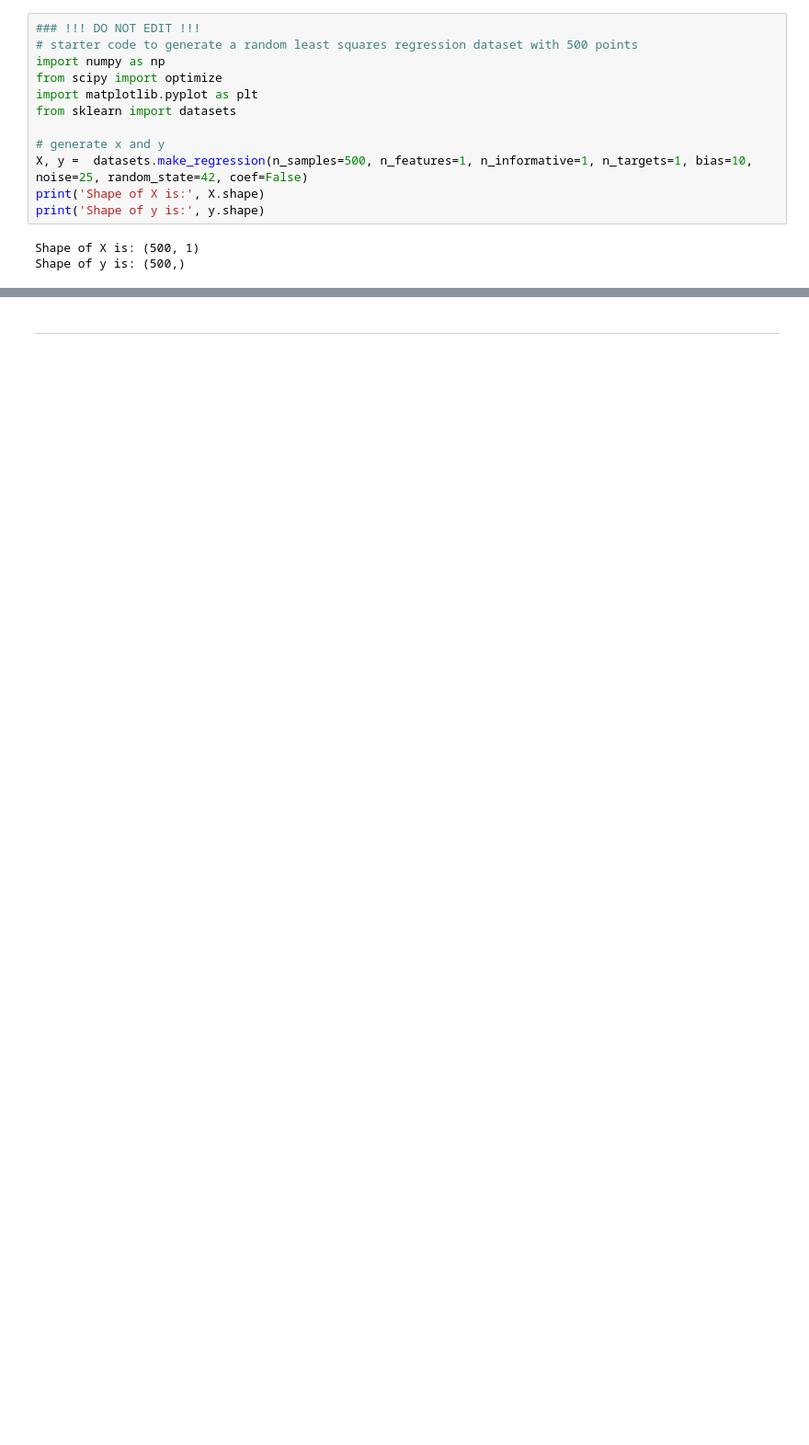
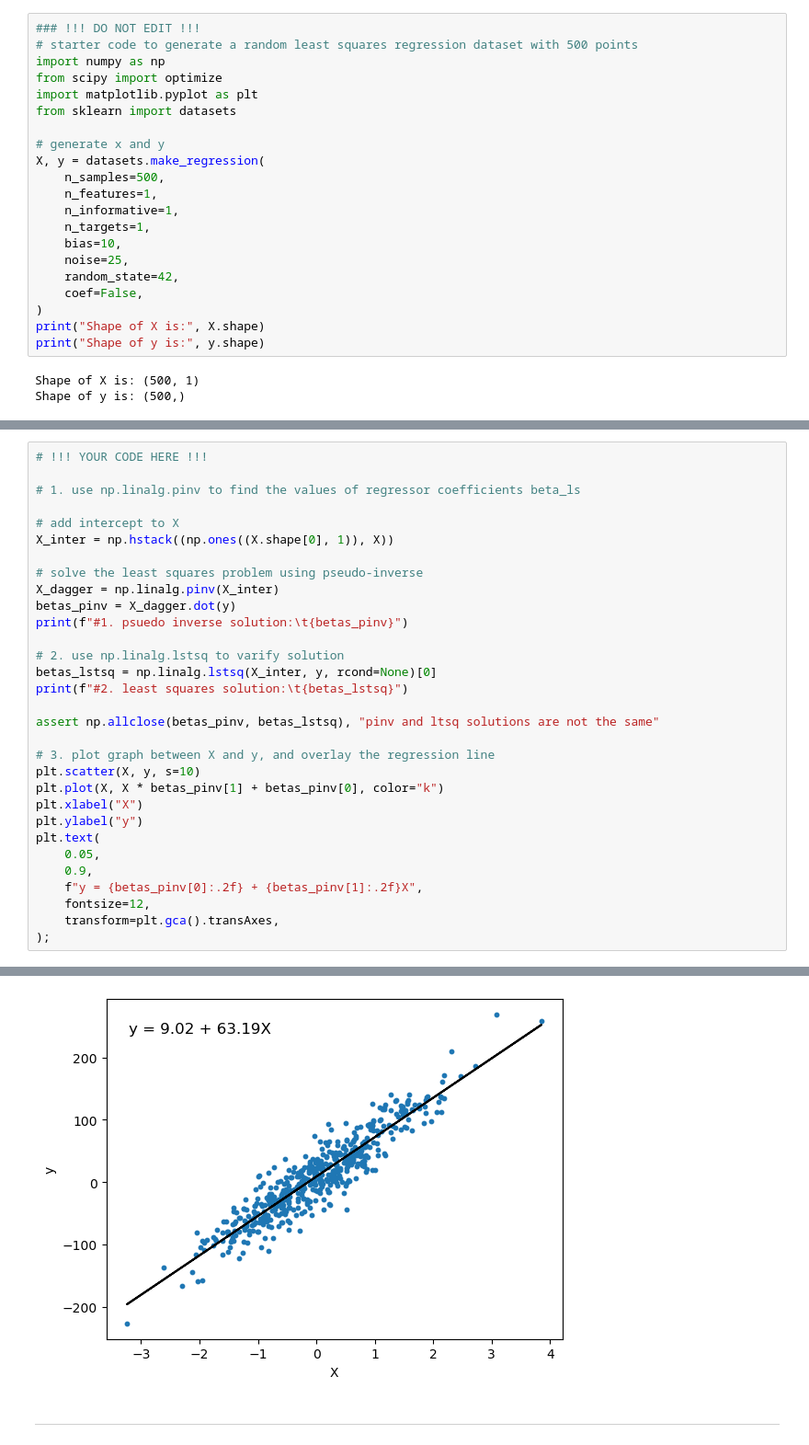
Before and after one commit to ryanhammonds/dsc210, a Jupyter notebook: hw2/solutions_gr/HW2_Q1.ipynb, the cells around one changed output, grey strips where cells are left out. Shown at 92% size. Drawn from its saved outputs; the diff is of its cells as text; blank space fills up the shorter version.

Commit message:
finish q1, least squares regression

```diff
--- a/hw2/solutions_gr/HW2_Q1.ipynb
+++ b/hw2/solutions_gr/HW2_Q1.ipynb
@@ -129,9 +129,18 @@ import matplotlib.pyplot as plt
 from sklearn import datasets
 
 # generate x and y
-X, y =  datasets.make_regression(n_samples=500, n_features=1, n_informative=1, n_targets=1, bias=10, noise=25, random_state=42, coef=False)
-print('Shape of X is:', X.shape)
-print('Shape of y is:', y.shape)
+X, y = datasets.make_regression(
+    n_samples=500,
+    n_features=1,
+    n_informative=1,
+    n_targets=1,
+    bias=10,
+    noise=25,
+    random_state=42,
+    coef=False,
+)
+print("Shape of X is:", X.shape)
+print("Shape of y is:", y.shape)
 # %% [output]
 Shape of X is: (500, 1)
 Shape of y is: (500,)
@@ -142,0 +147,32 @@ Shape of y is: (500,)
+# %%
+# !!! YOUR CODE HERE !!!
+
+# 1. use np.linalg.pinv to find the values of regressor coefficients beta_ls
+
+# add intercept to X
+X_inter = np.hstack((np.ones((X.shape[0], 1)), X))
+
+# solve the least squares problem using pseudo-inverse
+X_dagger = np.linalg.pinv(X_inter)
+betas_pinv = X_dagger.dot(y)
+print(f"#1. psuedo inverse solution:\t{betas_pinv}")
+
+# 2. use np.linalg.lstsq to varify solution
+betas_lstsq = np.linalg.lstsq(X_inter, y, rcond=None)[0]
+print(f"#2. least squares solution:\t{betas_lstsq}")
+
+assert np.allclose(betas_pinv, betas_lstsq), "pinv and ltsq solutions are not the same"
+
+# 3. plot graph between X and y, and overlay the regression line
+plt.scatter(X, y, s=10)
+plt.plot(X, X * betas_pinv[1] + betas_pinv[0], color="k")
+plt.xlabel("X")
+plt.ylabel("y")
+plt.text(
+    0.05,
+    0.9,
+    f"y = {betas_pinv[0]:.2f} + {betas_pinv[1]:.2f}X",
+    fontsize=12,
+    transform=plt.gca().transAxes,
+);
+# %% [output]
@@ -143,3 +181,4 @@ Shape of y is: (500,)
+[figure, added]
 # %% [markdown]
 
 
```
Also changed, not shown: parts of 11 cells of this notebook.
